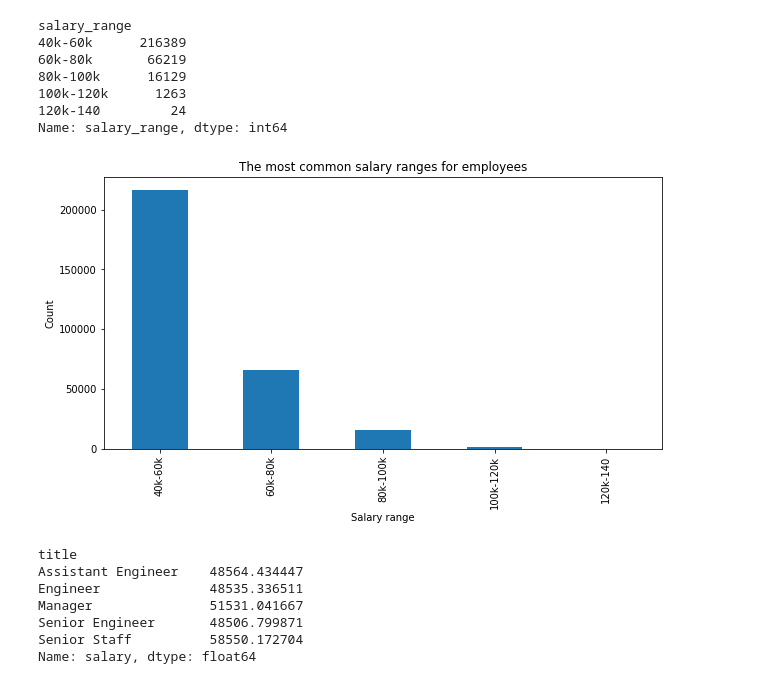
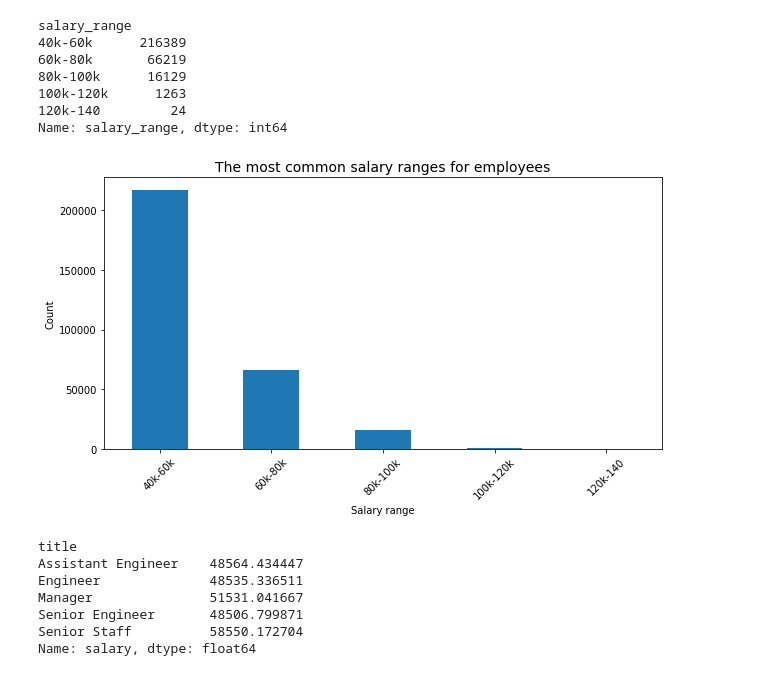
Before and after one commit to 22OVERSooN/sql_challenge, a Jupyter notebook: Bonus/Bonus_Analysis.ipynb, the cells around one changed output. Drawn from its saved outputs; the diff is of its cells as text; code cells hidden in the pictures.

```diff
--- a/Bonus/Bonus_Analysis.ipynb
+++ b/Bonus/Bonus_Analysis.ipynb
@@ -180,14 +180,14 @@ salary_range
 120k-140         24
 Name: salary_range, dtype: int64
 # %%
-count_salary_df.plot(kind="bar",figsize = (10,5))
-plt.title("The most common salary ranges for employees")
+count_salary_df.plot(kind="bar",figsize = (10,5),rot=45)
+plt.title("The most common salary ranges for employees", size = 14)
 plt.xlabel("Salary range")
 plt.ylabel('Count')
-plt
+plt.savefig("The most common salary range.png")
 plt.show()
 # %% [output]
-[figure, old version]
+[figure, new version]
 # %%
 ave_title = df.groupby(['title'])
 ave_title_df = ave_title['salary'].mean()
```
Also changed, not shown: parts of 1 cell of this notebook.
